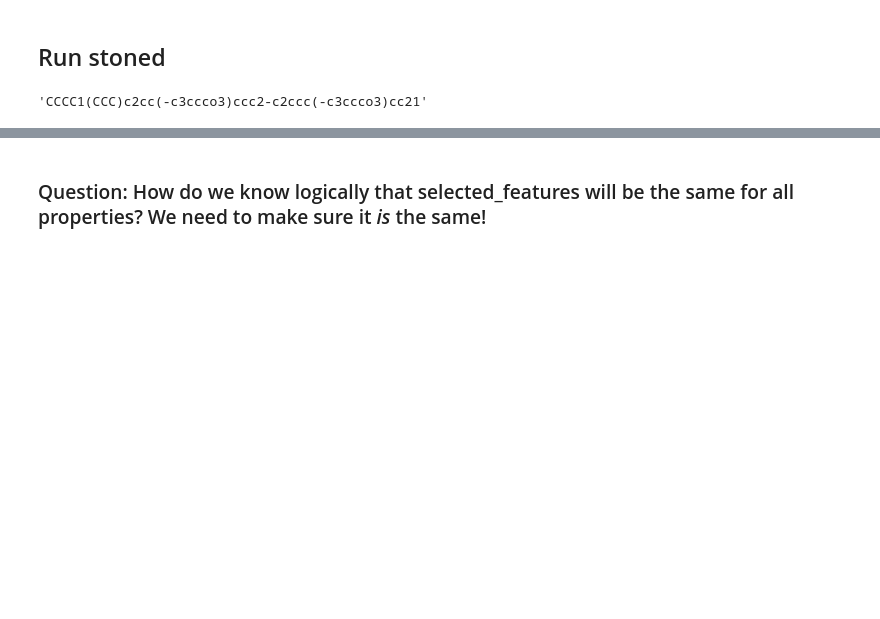
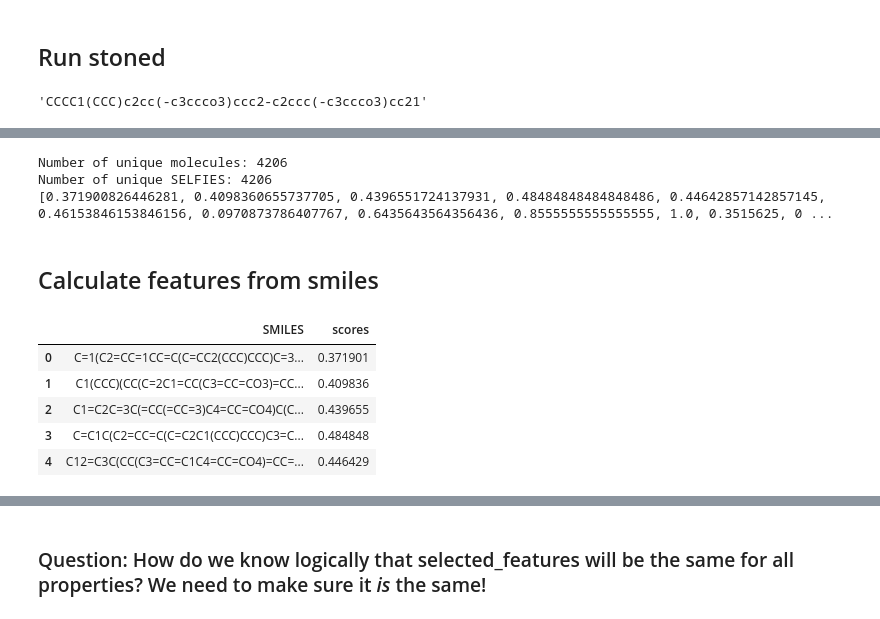
Before and after one commit to ChrisCollison/spectrum, a Jupyter notebook: spectrum_CC_working.ipynb, the cells around one changed output, grey strips where cells are left out. Drawn from its saved outputs; the diff is of its cells as text; code cells hidden in the pictures; blank space fills up the shorter version.

```diff
--- a/spectrum_CC_working.ipynb
+++ b/spectrum_CC_working.ipynb
@@ -465,0 +380,21 @@ did not match C++ signature:
+# %%
+print(f"Number of unique molecules: {len(set(smiles))}")
+print(f"Number of unique SELFIES: {len(set(selfies))}")
+print (scores)
+# %% [output]
+Number of unique molecules: 4206
+Number of unique SELFIES: 4206
+[0.371900826446281, 0.4098360655737705, 0.4396551724137931, 0.48484848484848486, 0.44642857142857145, 0.46153846153846156, 0.0970873786407767, 0.6435643564356436, 0.8555555555555555, 1.0, 0.3515625, 0 ...
+# %% [markdown]
+## Calculate features from smiles
+# %%
+# place smiles and scores into a dataframe
+space_23_df = pd.DataFrame({'SMILES': smiles, 'scores': scores})
+space_23_df.head()
+# %% [output]
+|  | SMILES | scores |
+| 0 | C=1(C2=CC=1CC=C(C=CC2(CCC)CCC)C=3... | 0.371901 |
+| 1 | C1(CCC)(CC(C=2C1=CC(C3=CC=CO3)=CC... | 0.409836 |
+| 2 | C1=C2C=3C(=CC(=CC=3)C4=CC=CO4)C(C... | 0.439655 |
+| 3 | C=C1C(C2=CC=C(C=C2C1(CCC)CCC)C3=C... | 0.484848 |
+| 4 | C12=C3C(CC(C3=CC=C1C4=CC=CO4)=CC=... | 0.446429 |
```
Also changed, not shown: parts of 14 cells of this notebook, 1 other file.
